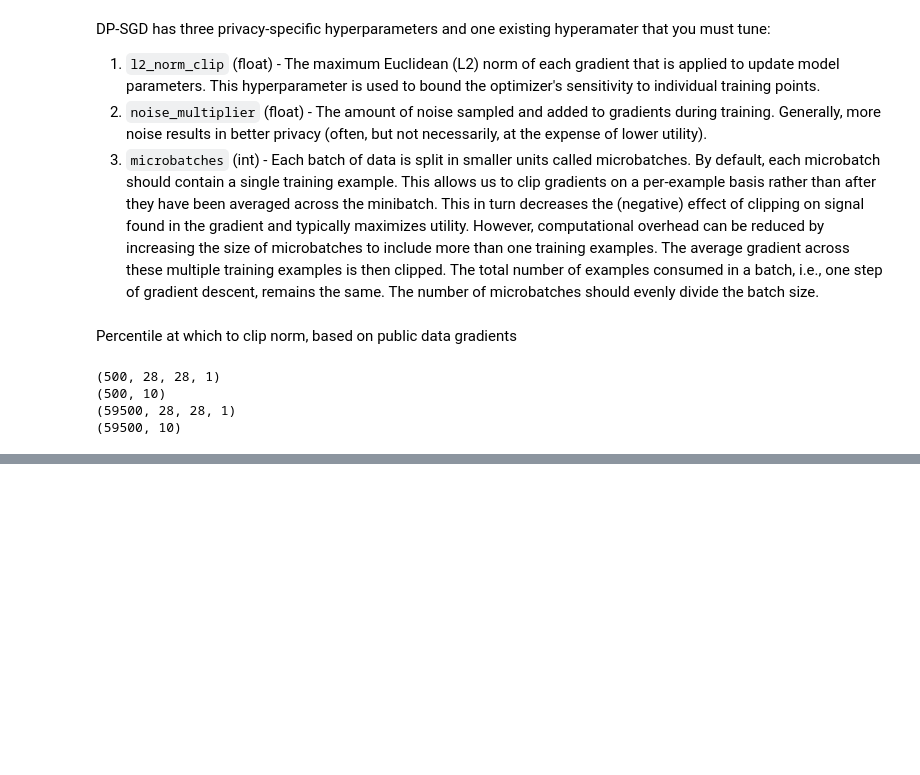
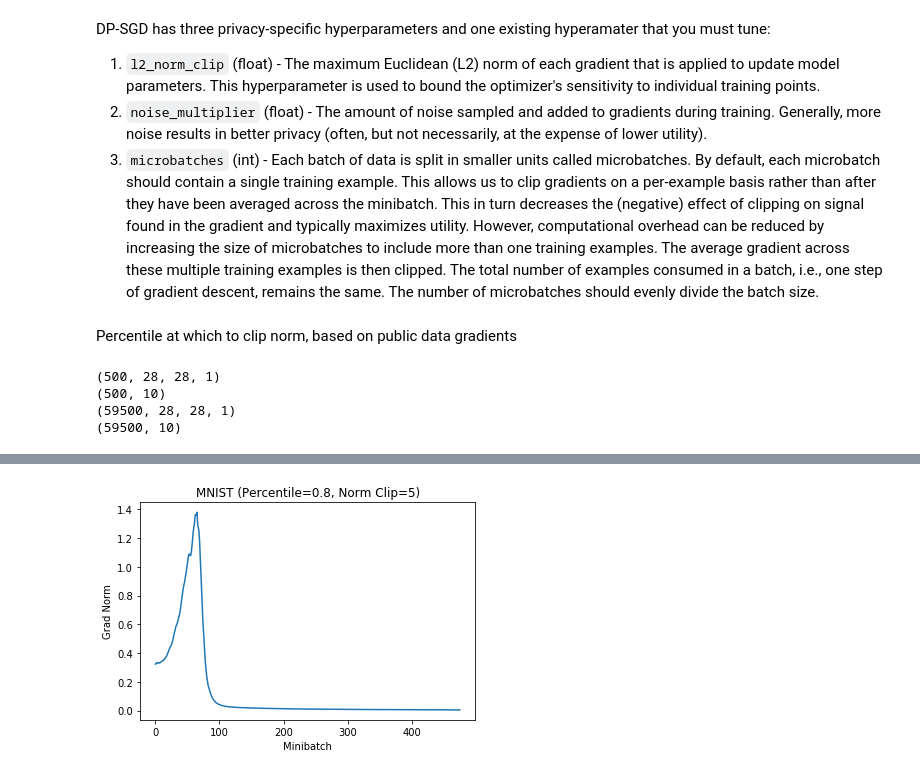
Before and after one commit to qinghao1/gradient, a Jupyter notebook: mnist_dynamic_norm.ipynb, the cells around one changed output, grey strips where cells are left out. Cells and saved outputs as stored; diff of their text form; code cells hidden in the pictures; blank space fills up the shorter version.

```diff
--- a/mnist_dynamic_norm.ipynb
+++ b/mnist_dynamic_norm.ipynb
@@ -17,8 +17,8 @@ assert tf.executing_eagerly
 # %% [output]
 Using TensorFlow backend.
 # %%
-epochs = 10
-batch_size = 250
+epochs = 1
+batch_size = 125
 # %% [markdown]
 DP-SGD has three privacy-specific hyperparameters and one existing hyperamater that you must tune:
 
@@ -321,0 +360,7 @@ plt.savefig('mnist_dynamic-norm_percentile{}.png'.format(norm_percentile))
+# %%
+ax = sns.lineplot(x=np.arange(len(public_norms)), y=public_norms)
+ax.set(xlabel='Minibatch', ylabel='Grad Norm',
+       title='MNIST (Percentile={}, Norm Clip={})'.format(norm_percentile, l2_norm_clip))
+plt.savefig('mnist_gradient-norms_dynamic-norm_percentile{}-dpsgd_norm{}.png'.format(norm_percentile, l2_norm_clip))
+# %% [output]
+[figure, added]
```
Also changed, not shown: parts of 15 cells of this notebook, 25 other files.
